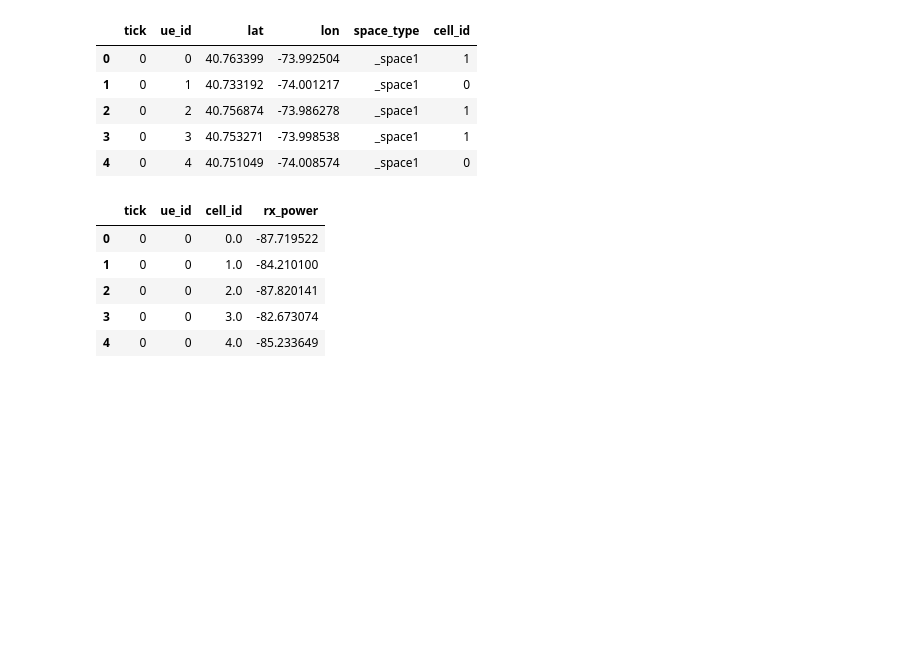
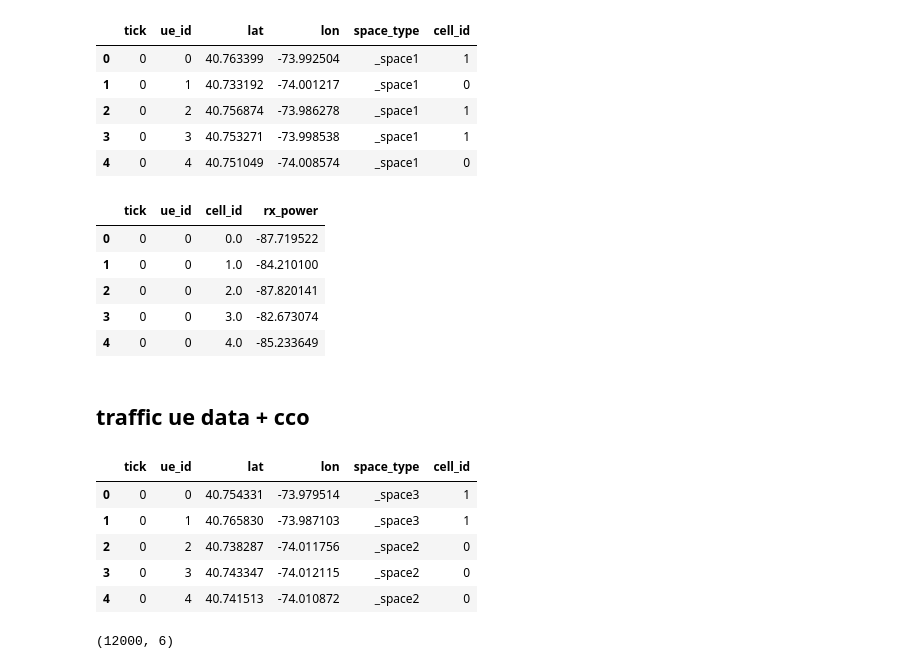
Before and after one commit to tanzim10/maveric, a Jupyter notebook: notebooks/traffic_model.ipynb, the cells around one changed output. Drawn from its saved outputs; the diff is of its cells as text; code cells hidden in the pictures; blank space fills up the shorter version.

Commit message:
exploring traffic ue in cco

```diff
--- a/notebooks/traffic_model.ipynb
+++ b/notebooks/traffic_model.ipynb
@@ -794,3 +794,5 @@ ue_rxpower_data.head()
 | 2 | 0 | 0 | 2.0 | -87.820141 |
 | 3 | 0 | 0 | 3.0 | -82.673074 |
 | 4 | 0 | 0 | 4.0 | -85.233649 |
+# %% [markdown]
+## traffic ue data + cco
@@ -796,0 +807,29 @@ ue_rxpower_data.head()
+# %%
+# --- Load data ---
+
+# ! site_config.csv, time_params.json, spatial_params.json should be added inside the tl_data folder beforehand.
+
+site_config_path = r"/home/cloudly/Documents/maveric/notebooks/data/sim_data/tl_data/site_config.csv"
+time_params_path = r"/home/cloudly/Documents/maveric/notebooks/data/sim_data/tl_data/time_params.json"
+spatial_params_path = r"/home/cloudly/Documents/maveric/notebooks/data/sim_data/tl_data/spatial_params.json"
+site_config_data = pd.read_csv(site_config_path)
+with open(spatial_params_path, "r") as f:
+    spatial_params = json.load(f)
+with open(time_params_path, "r") as f:
+    time_params = json.load(f)
+# %%
+total_ue = 500
+trafficload_ue_data = city_digitaltwin_generator(total_ue, spatial_params, time_params, site_config_data)
+# %%
+trafficload_ue_data.head()
+# %% [output]
+|  | tick | ue_id | lat | lon | space_type | cell_id |
+| 0 | 0 | 0 | 40.754331 | -73.979514 | _space3 | 1 |
+| 1 | 0 | 1 | 40.765830 | -73.987103 | _space3 | 1 |
+| 2 | 0 | 2 | 40.738287 | -74.011756 | _space2 | 0 |
+| 3 | 0 | 3 | 40.743347 | -74.012115 | _space2 | 0 |
+| 4 | 0 | 4 | 40.741513 | -74.010872 | _space2 | 0 |
+# %%
+trafficload_ue_data.shape
+# %% [output]
+(12000, 6)
```
Also changed, not shown: parts of 3 cells of this notebook.
